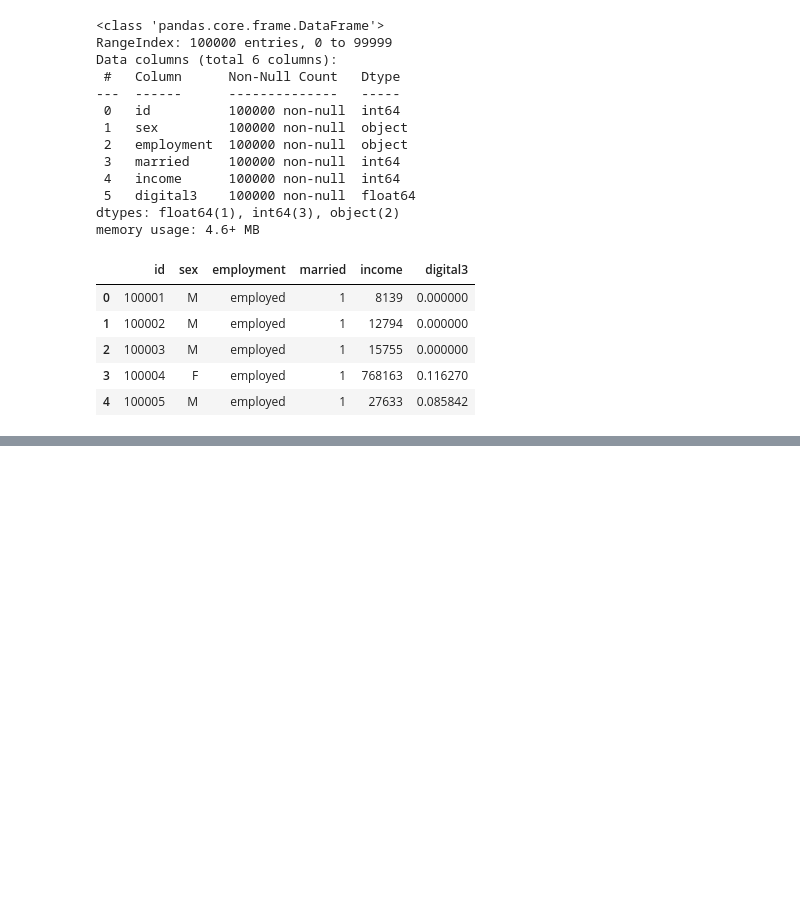
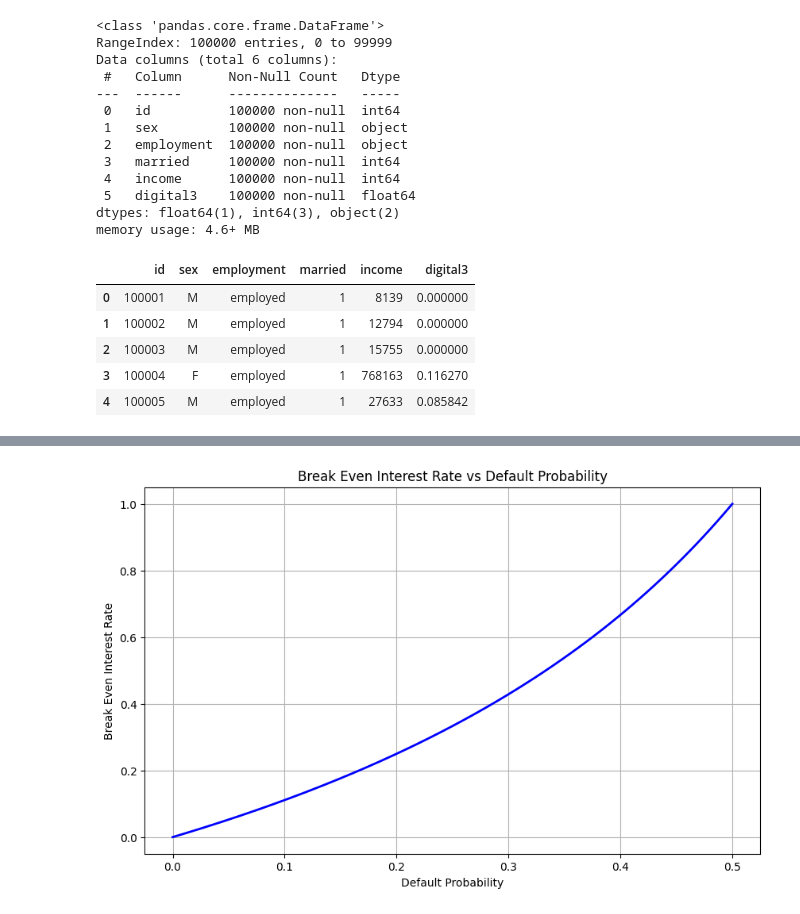
Before and after one commit to Gaspard0302/Lending_game, a Jupyter notebook: model_part_2.ipynb, the cells around one changed output, grey strips where cells are left out. Cells and saved outputs as stored; diff of their text form; code cells hidden in the pictures; blank space fills up the shorter version.

```diff
--- a/model_part_2.ipynb
+++ b/model_part_2.ipynb
@@ -431,0 +656,17 @@ memory usage: 4.6+ MB
+# %%
+# Create a range of default probabilities from 0 to 1
+default_probs_range = np.linspace(0, 0.5, 100)
+
+# Calculate break even rates for each probability
+break_even_rates = calculate_break_even_rate(default_probs_range)
+
+# Create the plot
+plt.figure(figsize=(10, 6))
+plt.plot(default_probs_range, break_even_rates, 'b-', linewidth=2)
+plt.xlabel('Default Probability')
+plt.ylabel('Break Even Interest Rate')
+plt.title('Break Even Interest Rate vs Default Probability')
+plt.grid(True)
+plt.show()
+# %% [output]
+[figure, added]
```
Also changed, not shown: parts of 20 cells of this notebook, 4 other files.
